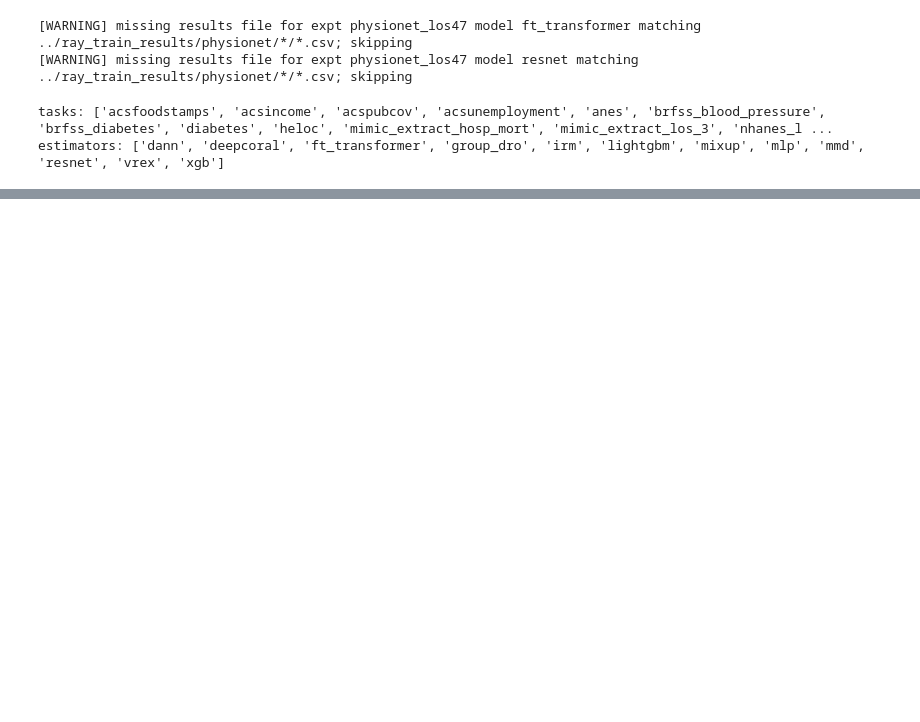
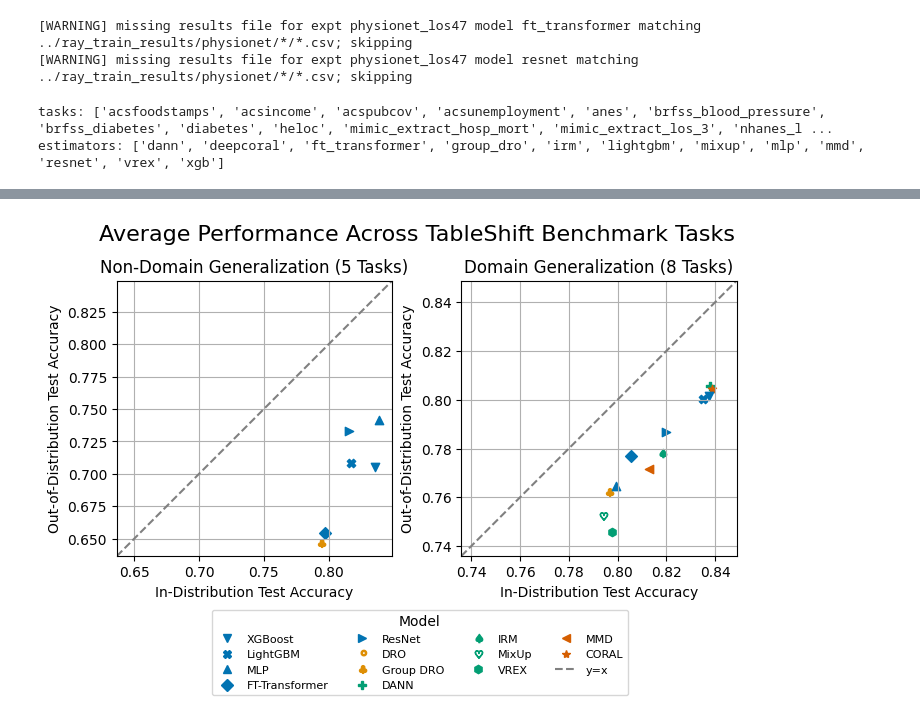
Before and after one commit to webzerg/tableshift, a Jupyter notebook: notebooks/tableshift_results.ipynb, the cells around one changed output, grey strips where cells are left out. Cells and saved outputs as stored; diff of their text form; code cells hidden in the pictures; blank space fills up the shorter version.

```diff
--- a/notebooks/tableshift_results.ipynb
+++ b/notebooks/tableshift_results.ipynb
@@ -146,4 +240,0 @@ for task in tasks:
-# %%
-taskname_short = "acsfoodstamps"
-f = "acsfoodstampsdomain_split_varname_DIVISIONdomain_split_ood_value_06"
-re.search(f"{taskname_short}(.*)", f).group(1)
@@ -151,0 +247,11 @@ re.search(f"{taskname_short}(.*)", f).group(1)
+# %%
+def flatten_df_columns(df):
+    df.columns = ['_'.join(col) for col in df.columns]
+    return df
+
+avg_df = df.groupby(['domain_generalization', 'estimator'])[['id_test_accuracy', 'ood_test_accuracy']].agg(
+                      {'id_test_accuracy':['mean','std'],
+                      'ood_test_accuracy':['mean','std']})
+# remove multiindex on columns
+avg_df = flatten_df_columns(avg_df)
+avg_df
@@ -151,0 +277,67 @@ re.search(f"{taskname_short}(.*)", f).group(1)
+# %%
+axpad = 0.01
+
+mean_cols = [f"{xval}_mean", f"{yval}_mean"]
+std_cols = [f"{xval}_std", f"{yval}_std"]
+
+fig, axs = plt.subplots(nrows=1, ncols=2, figsize=(FIGSIZE[0]*2, FIGSIZE[1]))
+
+for i,domain_generalization in enumerate((False, True)):
+    ax = axs[i]
+    dg_df = avg_df.loc[(domain_generalization,), :]
+    if domain_generalization:
+        title = "Domain Generalization (8 Tasks)"
+    else:
+        title = "Non-Domain Generalization (5 Tasks)"
+    ax.set_title(title)
+
+    for estimator in dg_df.index.unique():
+        df_ = dg_df.loc[estimator]
+
+        x = df_[mean_cols[0]]
+        y = df_[mean_cols[1]]
+
+        se = 1
+        x_int = (x - se * df_[std_cols[0]], x + se * df_[std_cols[0]])
+        y_int = (y - se * df_[std_cols[1]], y + se * df_[std_cols[1]])
+
+#         plot_confidence_interval(ax, (x,y), x_int, y_int,
+#                                  color=estimator_colors[estimator],
+#                                 marker=estimator_markers[estimator])
+        ax.scatter(x, y,
+                   color=get_estimator_color(estimator),
+                   marker=estimator_markers[estimator])
+
+    xymin = np.nanmin(dg_df[mean_cols].values) - axpad
+    xymax = np.nanmax(dg_df[mean_cols].values) + axpad
+
+    ax.set(xlim=(xymin, xymax), ylim=(xymin, xymax),
+           xlabel='In-Distribution Test Accuracy',
+          ylabel='Out-of-Distribution Test Accuracy')
+    ax.set_aspect('equal')
+
+    ax.axline((xymin, xymin), slope=1, color="grey", linestyle='--')
+    ax.grid()
+
+
+    # Label using proxy artists; see https://stackoverflow.com/a/45141109/5843188
+def _proxy_artist(m, c, ls="none"):
+    return plt.plot([],[],marker=m, color=c, ls=ls)[0]
+
+labels = [estimator_titles[e] for e in estimator_markers.keys()]
+
+handles = [_proxy_artist(estimator_markers[e],
+                         get_estimator_color(e))
+           for e in estimator_markers.keys()]
+
+handles.append(_proxy_artist(None, 'grey', '--'))
+labels.append('y=x')
+
+
+axs[0].legend(handles, labels, title='Model', fontsize=8,
+             bbox_to_anchor=(1.875, -0.175), ncols=4)
+plt.suptitle("Average Performance Across TableShift Benchmark Tasks", fontsize=16)
+plt.subplots_adjust(wspace=0.25)
+plt.savefig(os.path.join(img_dir, "overall_tableshift_scatter.pdf"), bbox_inches='tight')
+# %% [output]
+[figure, added]
```
Also changed, not shown: parts of 24 cells of this notebook, 2 other files.
